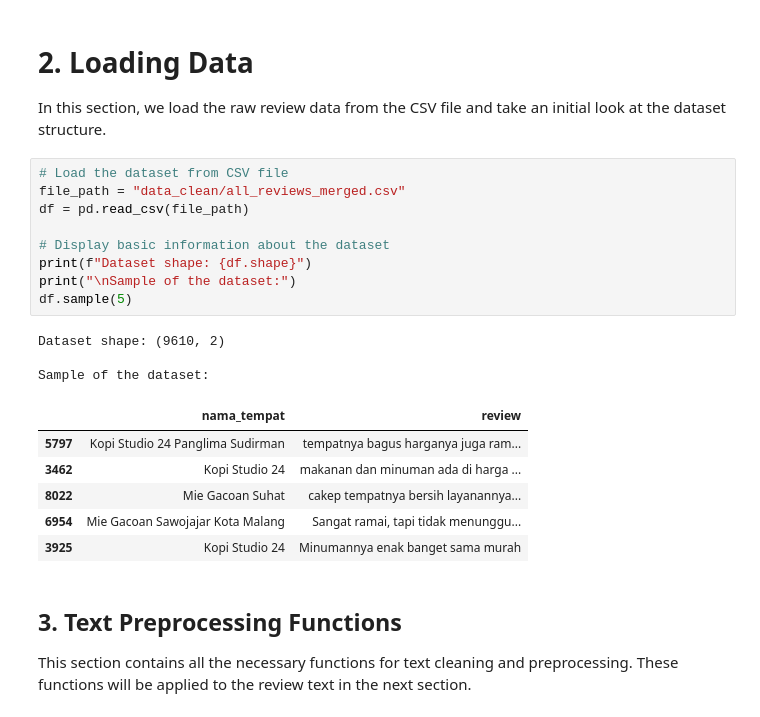
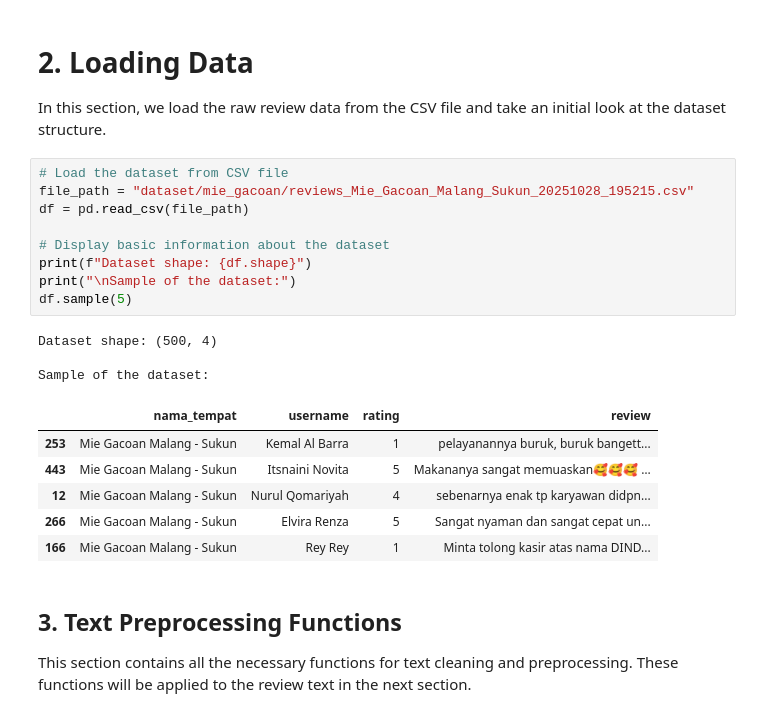
Before and after one commit to prakosoee/umkm-ABSA, a Jupyter notebook: cleaning.ipynb, the cells around one changed output. Drawn from its saved outputs; the diff is of its cells as text.

```diff
--- a/cleaning.ipynb
+++ b/cleaning.ipynb
@@ -54,23 +36,23 @@ df.head()
 In this section, we load the raw review data from the CSV file and take an initial look at the dataset structure.
 # %%
 # Load the dataset from CSV file
-file_path = "data_clean/all_reviews_merged.csv"
+file_path = "dataset/mie_gacoan/reviews_Mie_Gacoan_Malang_Sukun_20251028_195215.csv"
 df = pd.read_csv(file_path)
 
 # Display basic information about the dataset
 print(f"Dataset shape: {df.shape}")
 print("\nSample of the dataset:")
 df.sample(5)
 # %% [output]
-Dataset shape: (9610, 2)
+Dataset shape: (500, 4)
 
 Sample of the dataset:
-|  | nama_tempat | review |
-| 5797 | Kopi Studio 24 Panglima Sudirman | tempatnya bagus harganya juga ram... |
-| 3462 | Kopi Studio 24 | makanan dan minuman ada di harga ... |
-| 8022 | Mie Gacoan Suhat | cakep tempatnya bersih layanannya... |
-| 6954 | Mie Gacoan Sawojajar Kota Malang | Sangat ramai, tapi tidak menunggu... |
-| 3925 | Kopi Studio 24 | Minumannya enak banget sama murah |
+|  | nama_tempat | username | rating | review |
+| 253 | Mie Gacoan Malang - Sukun | Kemal Al Barra | 1 | pelayanannya buruk, buruk bangett... |
+| 443 | Mie Gacoan Malang - Sukun | Itsnaini Novita | 5 | Makananya sangat memuaskan🥰🥰🥰 … |
+| 12 | Mie Gacoan Malang - Sukun | Nurul Qomariyah | 4 | sebenarnya enak tp karyawan didpn... |
+| 266 | Mie Gacoan Malang - Sukun | Elvira Renza | 5 | Sangat nyaman dan sangat cepat un... |
+| 166 | Mie Gacoan Malang - Sukun | Rey Rey | 1 | Minta tolong kasir atas nama DIND... |
 # %% [markdown]
 ## 3. Text Preprocessing Functions
 
```
Also changed, not shown: parts of 17 cells of this notebook, 22 other files.
